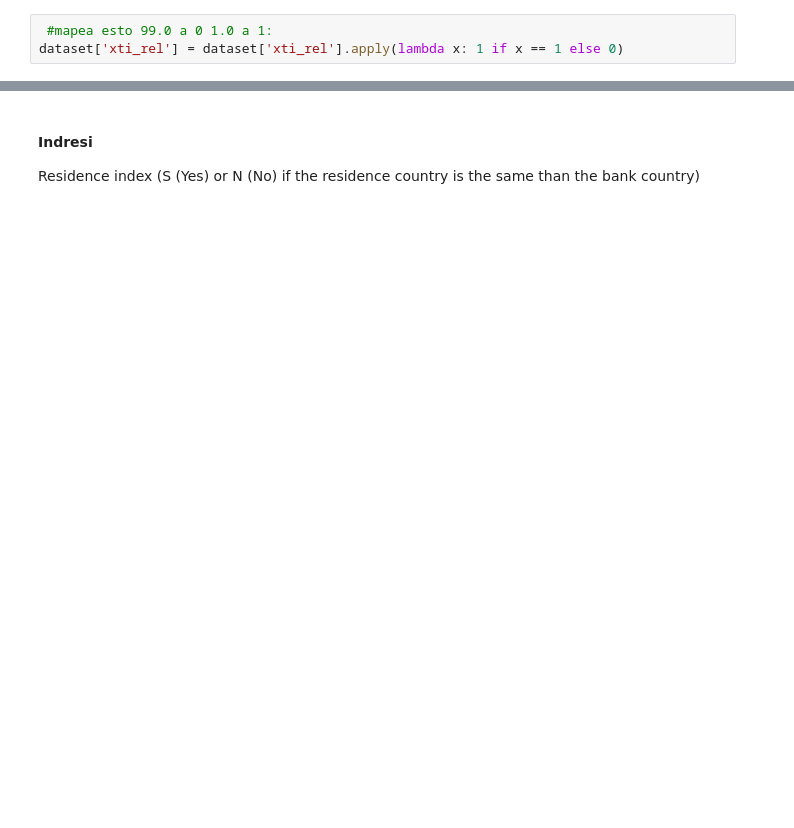
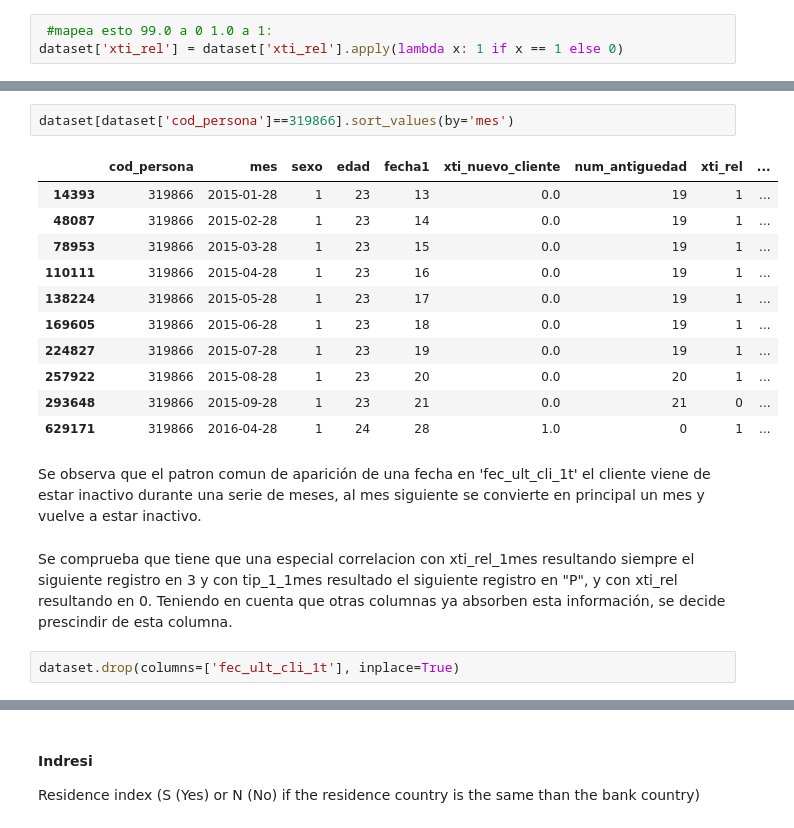
Before and after one commit to pepelopelope/Banking-Product-Recommendations-ML-Project, a Jupyter notebook: Codigo.ipynb, the cells around one changed output, grey strips where cells are left out. Saved outputs shown, nothing was run; the diff lists cells and outputs as text; blank space fills up the shorter version.

```diff
--- a/Codigo.ipynb
+++ b/Codigo.ipynb
@@ -459,0 +578,20 @@ plt.show()
+# %%
+dataset[dataset['cod_persona']==319866].sort_values(by='mes')
+# %% [output]
+|  | cod_persona | mes | sexo | edad | fecha1 | xti_nuevo_cliente | num_antiguedad | xti_rel | ... |
+| 14393 | 319866 | 2015-01-28 | 1 | 23 | 13 | 0.0 | 19 | 1 | ... |
+| 48087 | 319866 | 2015-02-28 | 1 | 23 | 14 | 0.0 | 19 | 1 | ... |
+| 78953 | 319866 | 2015-03-28 | 1 | 23 | 15 | 0.0 | 19 | 1 | ... |
+| 110111 | 319866 | 2015-04-28 | 1 | 23 | 16 | 0.0 | 19 | 1 | ... |
+| 138224 | 319866 | 2015-05-28 | 1 | 23 | 17 | 0.0 | 19 | 1 | ... |
+| 169605 | 319866 | 2015-06-28 | 1 | 23 | 18 | 0.0 | 19 | 1 | ... |
+| 224827 | 319866 | 2015-07-28 | 1 | 23 | 19 | 0.0 | 19 | 1 | ... |
+| 257922 | 319866 | 2015-08-28 | 1 | 23 | 20 | 0.0 | 20 | 1 | ... |
+| 293648 | 319866 | 2015-09-28 | 1 | 23 | 21 | 0.0 | 21 | 0 | ... |
+| 629171 | 319866 | 2016-04-28 | 1 | 24 | 28 | 1.0 | 0 | 1 | ... |
+# %% [markdown]
+Se observa que el patron comun de aparición de una fecha en 'fec_ult_cli_1t' el cliente viene de estar inactivo durante una serie de meses, al mes siguiente se convierte en principal un mes y vuelve a estar inactivo.
+# %% [markdown]
+Se comprueba que tiene que una especial correlacion con xti_rel_1mes resultando siempre el siguiente registro en 3 y con tip_1_1mes resultado el siguiente registro en "P", y con xti_rel resultando en 0. Teniendo en cuenta que otras columnas ya absorben esta información, se decide prescindir de esta columna.
+# %%
+dataset.drop(columns=['fec_ult_cli_1t'], inplace=True)
```
Also changed, not shown: parts of 61 cells of this notebook.
